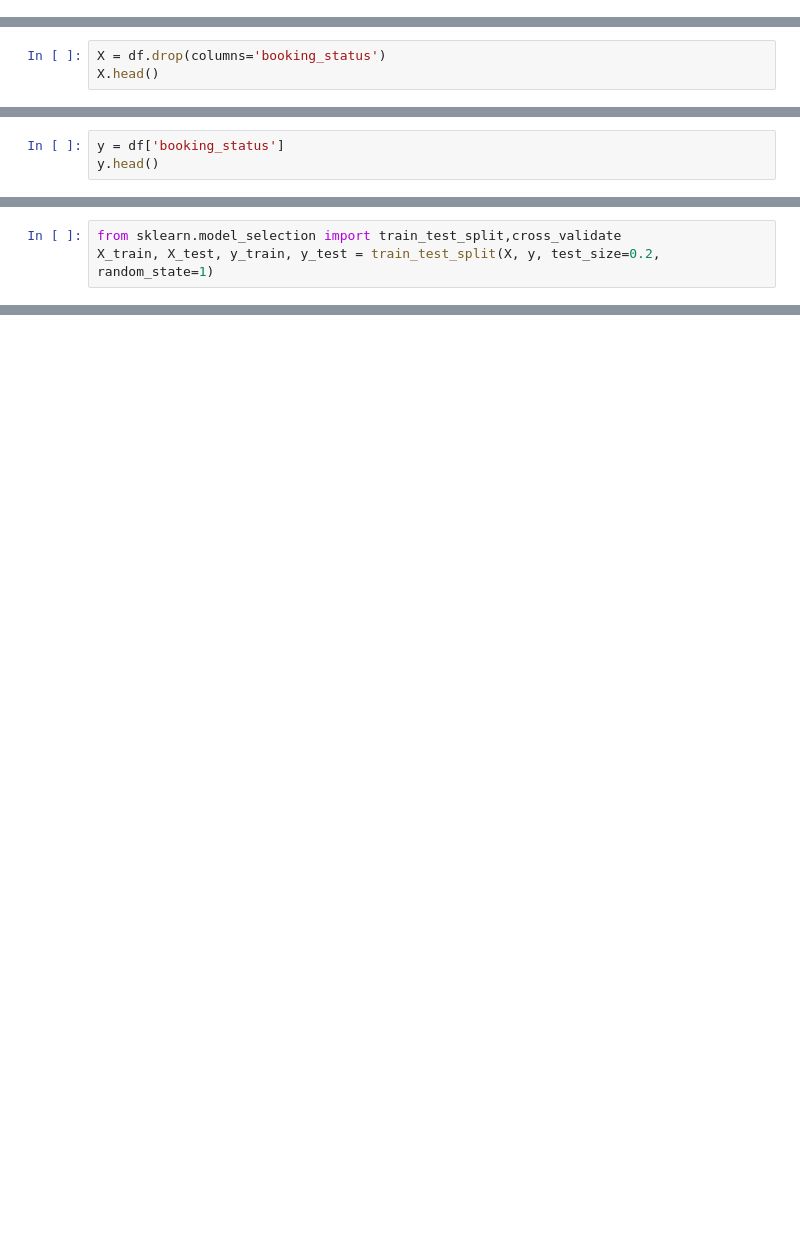
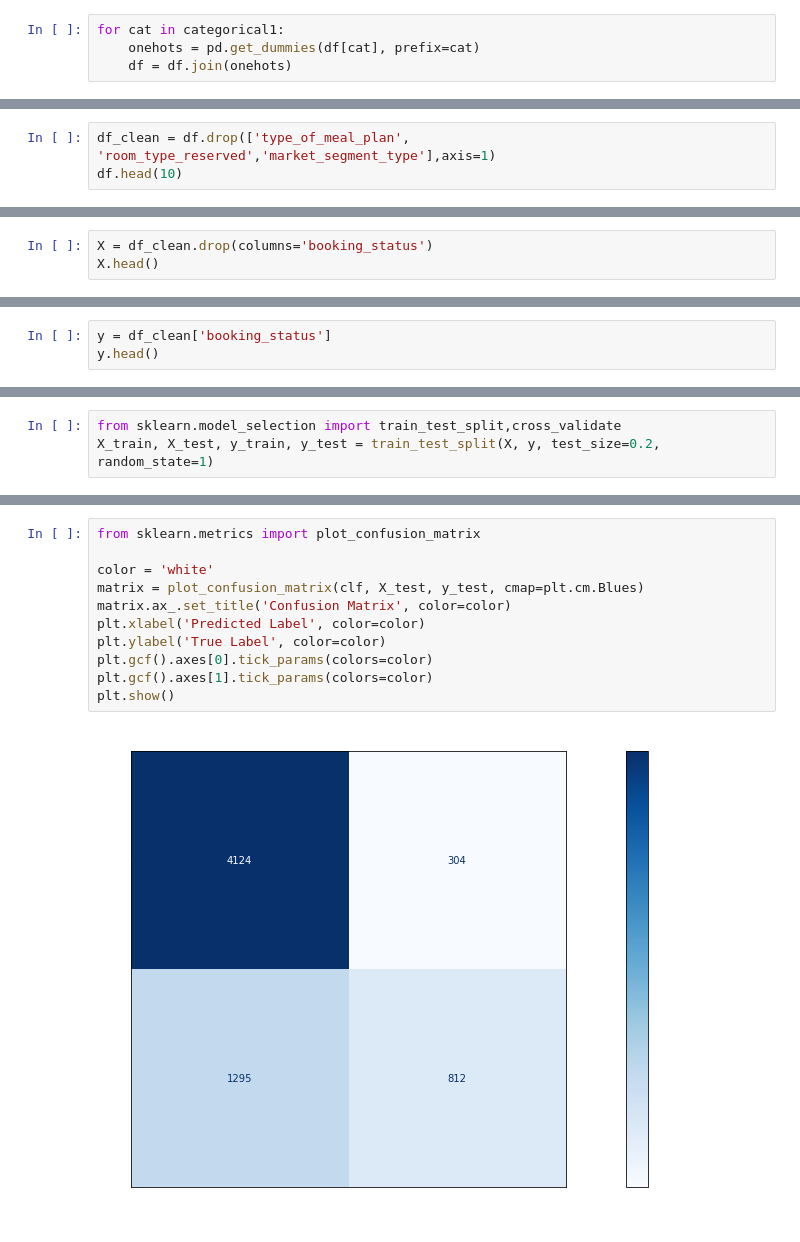
Before and after one commit to randayandika/portofolio, a Jupyter notebook: Hotel Reservation Prediction/hotel-reservation-prediction.ipynb, the cells around one changed output, grey strips where cells are left out. Drawn from its saved outputs; the diff is of its cells as text; blank space fills up the shorter version.

```diff
--- a/Hotel Reservation Prediction/hotel-reservation-prediction.ipynb
+++ b/Hotel Reservation Prediction/hotel-reservation-prediction.ipynb
@@ -164,0 +387,4 @@ df.drop('Booking_ID', axis=1, inplace=True)
+# %%
+for cat in categorical1:
+    onehots = pd.get_dummies(df[cat], prefix=cat)
+    df = df.join(onehots)
@@ -164,0 +406,3 @@ df.drop('Booking_ID', axis=1, inplace=True)
+# %%
+df_clean = df.drop(['type_of_meal_plan', 'room_type_reserved','market_segment_type'],axis=1)
+df.head(10)
@@ -165,3 +422,3 @@ df.drop('Booking_ID', axis=1, inplace=True)
 # %%
-X = df.drop(columns='booking_status')
+X = df_clean.drop(columns='booking_status')
 X.head()
@@ -168,3 +433,3 @@ X.head()
 # %%
-y = df['booking_status']
+y = df_clean['booking_status']
 y.head()
@@ -277,0 +736,13 @@ while i<len(columns):
+# %%
+from sklearn.metrics import plot_confusion_matrix
+
+color = 'white'
+matrix = plot_confusion_matrix(clf, X_test, y_test, cmap=plt.cm.Blues)
+matrix.ax_.set_title('Confusion Matrix', color=color)
+plt.xlabel('Predicted Label', color=color)
+plt.ylabel('True Label', color=color)
+plt.gcf().axes[0].tick_params(colors=color)
+plt.gcf().axes[1].tick_params(colors=color)
+plt.show()
+# %% [output]
+[figure, added]
```
Also changed, not shown: parts of 55 cells of this notebook, 1 other file.
